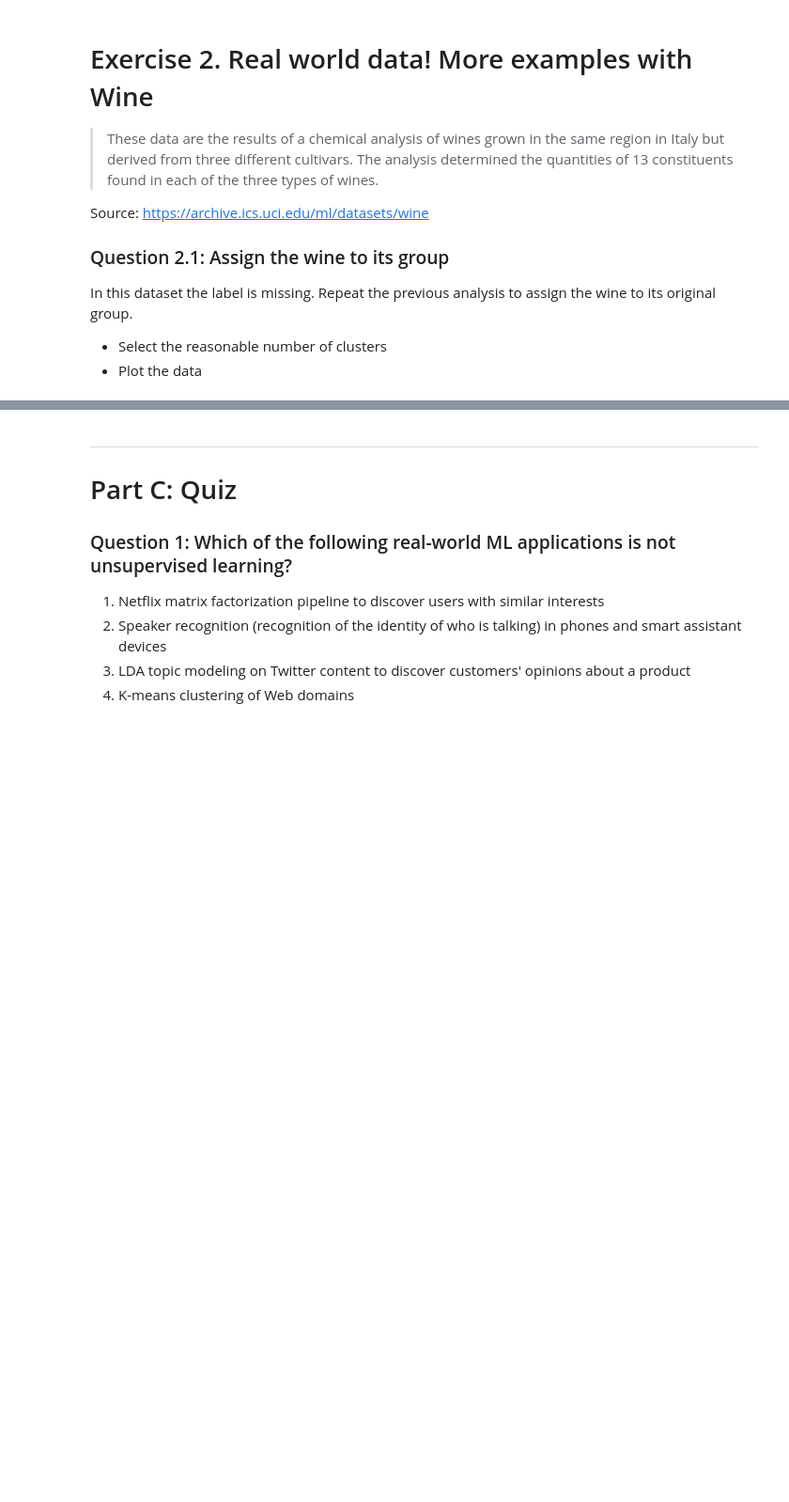
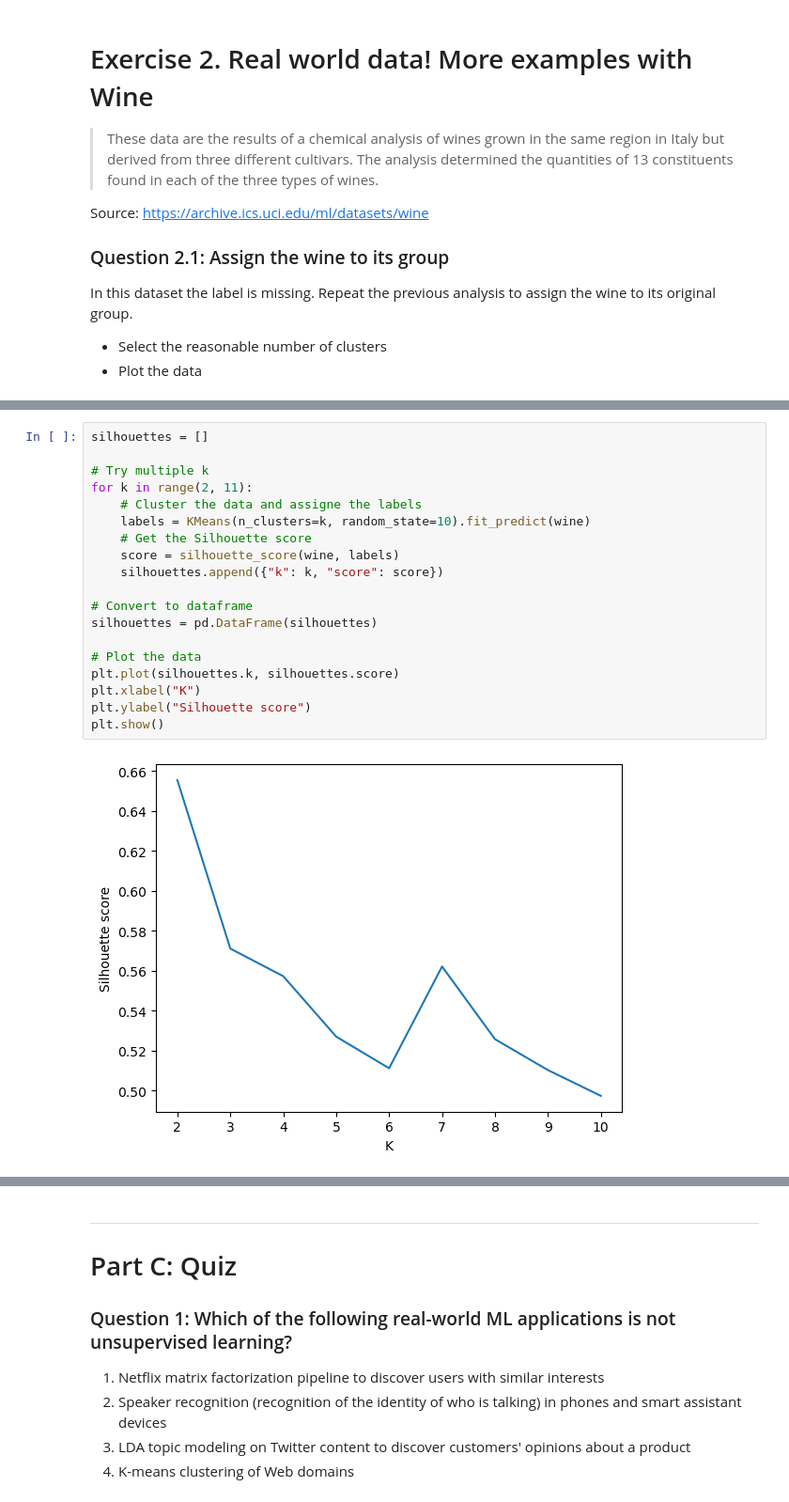
Before and after one commit to FarukZahiragic/applied-data-analysis-exercises, a Jupyter notebook: Exercises/08 - Learning from data - Unsupervised learning/Unsupervised_Learning.ipynb, the cells around one changed output, grey strips where cells are left out. Shown at 94% size. Drawn from its saved outputs; the diff is of its cells as text; blank space fills up the shorter version.

```diff
--- a/Exercises/08 - Learning from data - Unsupervised learning/Unsupervised_Learning.ipynb
+++ b/Exercises/08 - Learning from data - Unsupervised learning/Unsupervised_Learning.ipynb
@@ -388,0 +483,21 @@ wine.head()
+# %%
+silhouettes = []
+
+# Try multiple k
+for k in range(2, 11):
+    # Cluster the data and assigne the labels
+    labels = KMeans(n_clusters=k, random_state=10).fit_predict(wine)
+    # Get the Silhouette score
+    score = silhouette_score(wine, labels)
+    silhouettes.append({"k": k, "score": score})
+
+# Convert to dataframe
+silhouettes = pd.DataFrame(silhouettes)
+
+# Plot the data
+plt.plot(silhouettes.k, silhouettes.score)
+plt.xlabel("K")
+plt.ylabel("Silhouette score")
+plt.show()
+# %% [output]
+[figure, added]
```
Also changed, not shown: parts of 15 cells of this notebook.
